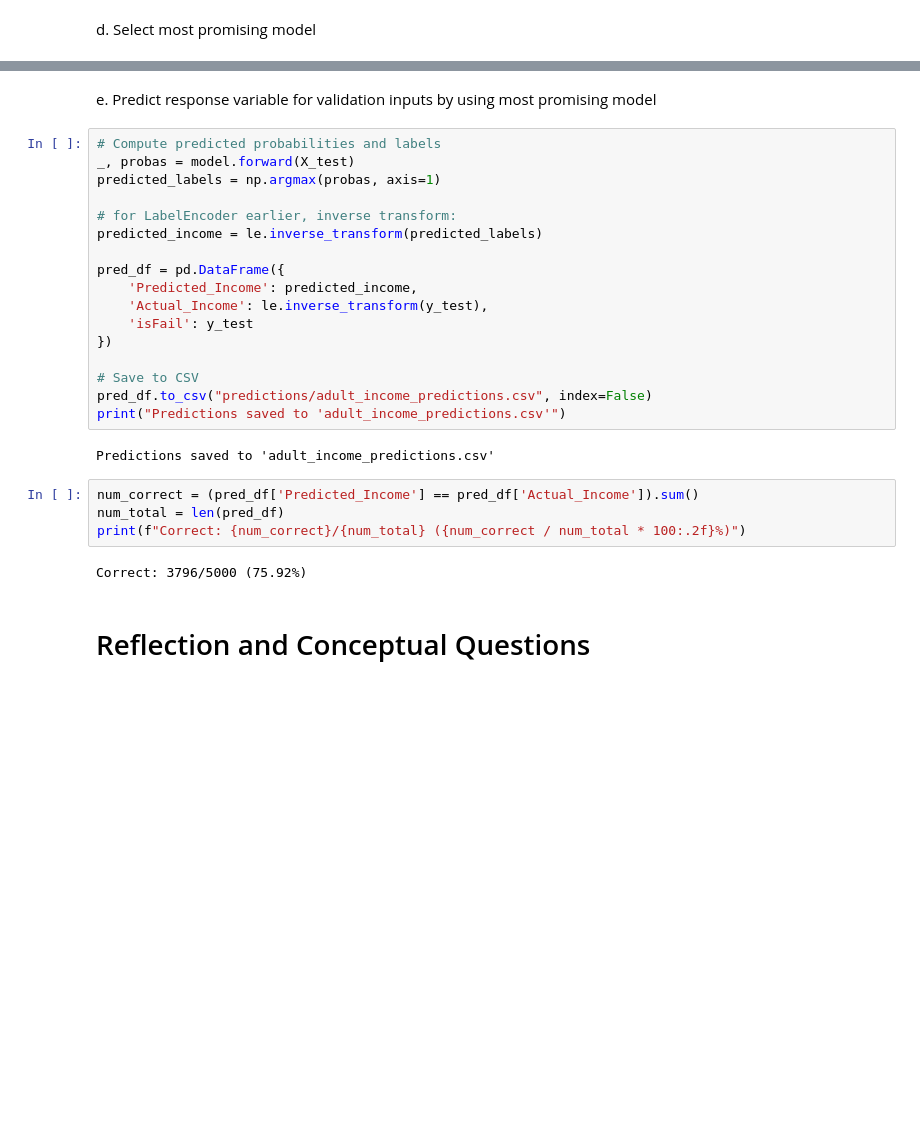
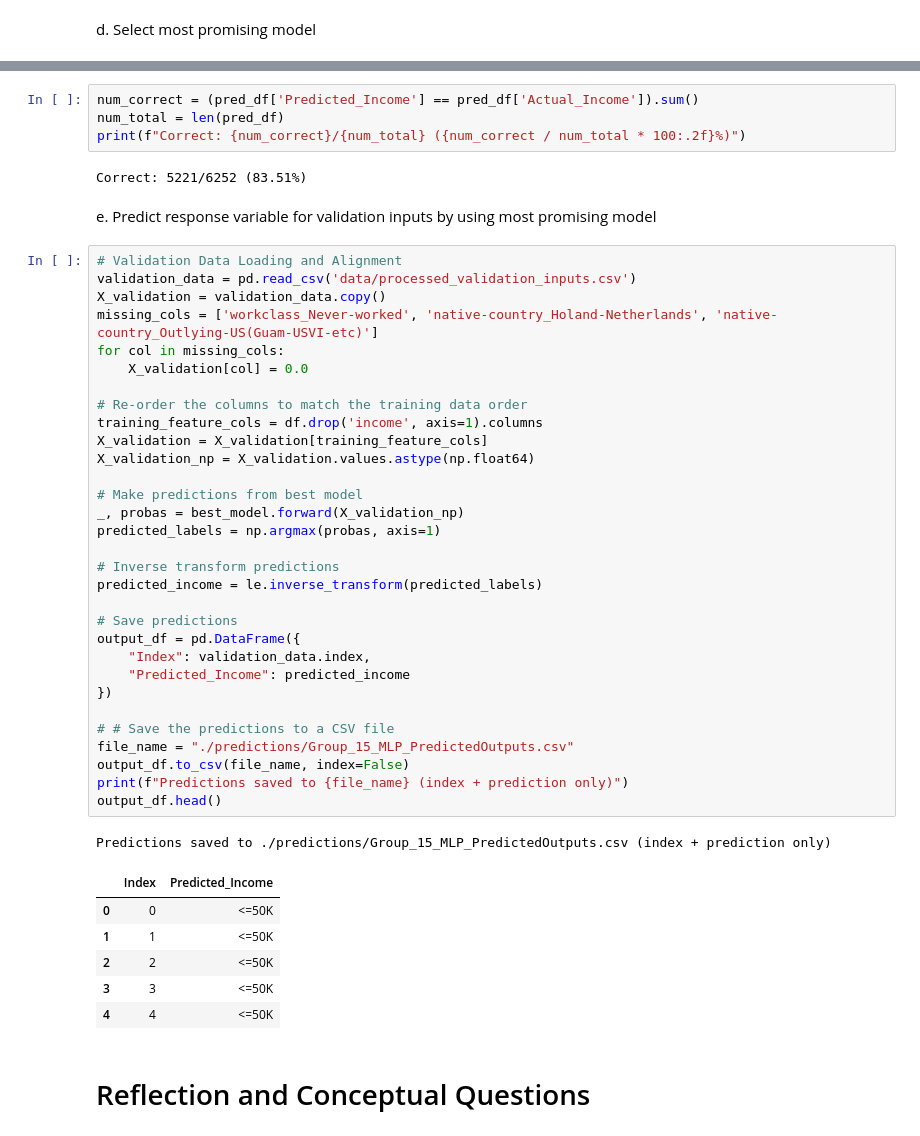
Before and after one commit to ldehrisman/MLP, a Jupyter notebook: Group_15_Project_2.ipynb, the cells around one changed output, grey strips where cells are left out. Cells and saved outputs as stored; diff of their text form; blank space fills up the shorter version.

Commit message:
MLP tuning and validation

```diff
--- a/Group_15_Project_2.ipynb
+++ b/Group_15_Project_2.ipynb
@@ -284,30 +353,50 @@ d. Select most promising model
+# %%
+num_correct = (pred_df['Predicted_Income'] == pred_df['Actual_Income']).sum()
+num_total = len(pred_df)
+print(f"Correct: {num_correct}/{num_total} ({num_correct / num_total * 100:.2f}%)")
+# %% [output]
+Correct: 5221/6252 (83.51%)
 # %% [markdown]
 e. Predict response variable for validation inputs by using most promising model
-# %%
-# Compute predicted probabilities and labels
-_, probas = model.forward(X_test)
-predicted_labels = np.argmax(probas, axis=1)
-
-# for LabelEncoder earlier, inverse transform:
-predicted_income = le.inverse_transform(predicted_labels)
-
-pred_df = pd.DataFrame({
-    'Predicted_Income': predicted_income,
-    'Actual_Income': le.inverse_transform(y_test),
-    'isFail': y_test
-})
-
-# Save to CSV
-pred_df.to_csv("predictions/adult_income_predictions.csv", index=False)
-print("Predictions saved to 'adult_income_predictions.csv'")
-# %% [output]
-Predictions saved to 'adult_income_predictions.csv'
-# %%
-num_correct = (pred_df['Predicted_Income'] == pred_df['Actual_Income']).sum()
-num_total = len(pred_df)
-print(f"Correct: {num_correct}/{num_total} ({num_correct / num_total * 100:.2f}%)")
-# %% [output]
-Correct: 3796/5000 (75.92%)
+# %%
+# Validation Data Loading and Alignment
+validation_data = pd.read_csv('data/processed_validation_inputs.csv')
+X_validation = validation_data.copy()
+missing_cols = ['workclass_Never-worked', 'native-country_Holand-Netherlands', 'native-country_Outlying-US(Guam-USVI-etc)']
+for col in missing_cols:
+    X_validation[col] = 0.0
+
+# Re-order the columns to match the training data order
+training_feature_cols = df.drop('income', axis=1).columns
+X_validation = X_validation[training_feature_cols]
+X_validation_np = X_validation.values.astype(np.float64)
+
+# Make predictions from best model
+_, probas = best_model.forward(X_validation_np)
+predicted_labels = np.argmax(probas, axis=1)
+
+# Inverse transform predictions
+predicted_income = le.inverse_transform(predicted_labels)
+
+# Save predictions
+output_df = pd.DataFrame({
+    "Index": validation_data.index,
+    "Predicted_Income": predicted_income
+})
+
+# # Save the predictions to a CSV file
+file_name = "./predictions/Group_15_MLP_PredictedOutputs.csv"
+output_df.to_csv(file_name, index=False)
+print(f"Predictions saved to {file_name} (index + prediction only)")
+output_df.head()
+# %% [output]
+Predictions saved to ./predictions/Group_15_MLP_PredictedOutputs.csv (index + prediction only)
+|  | Index | Predicted_Income |
+| 0 | 0 | <=50K |
+| 1 | 1 | <=50K |
+| 2 | 2 | <=50K |
+| 3 | 3 | <=50K |
+| 4 | 4 | <=50K |
 # %% [markdown]
 # Reflection and Conceptual Questions
 # %% [markdown]
```
Also changed, not shown: parts of 19 cells of this notebook, 2 other files.
